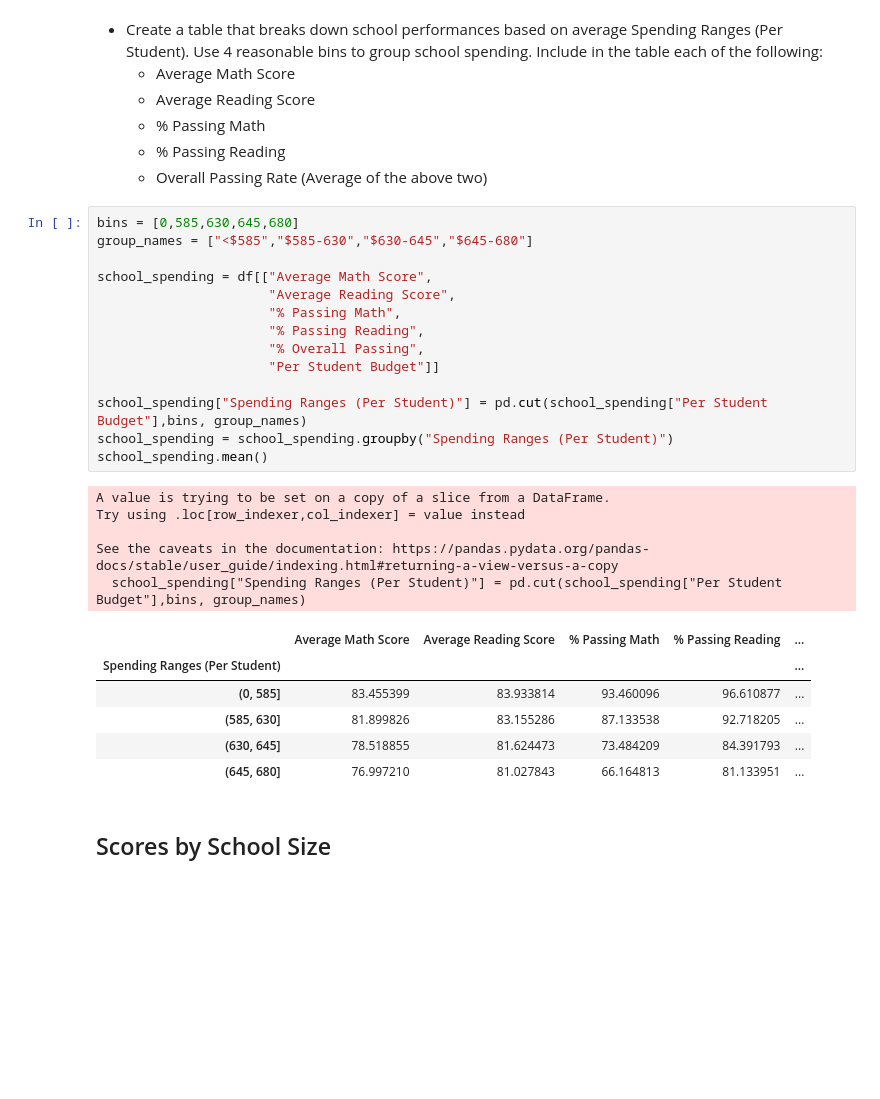
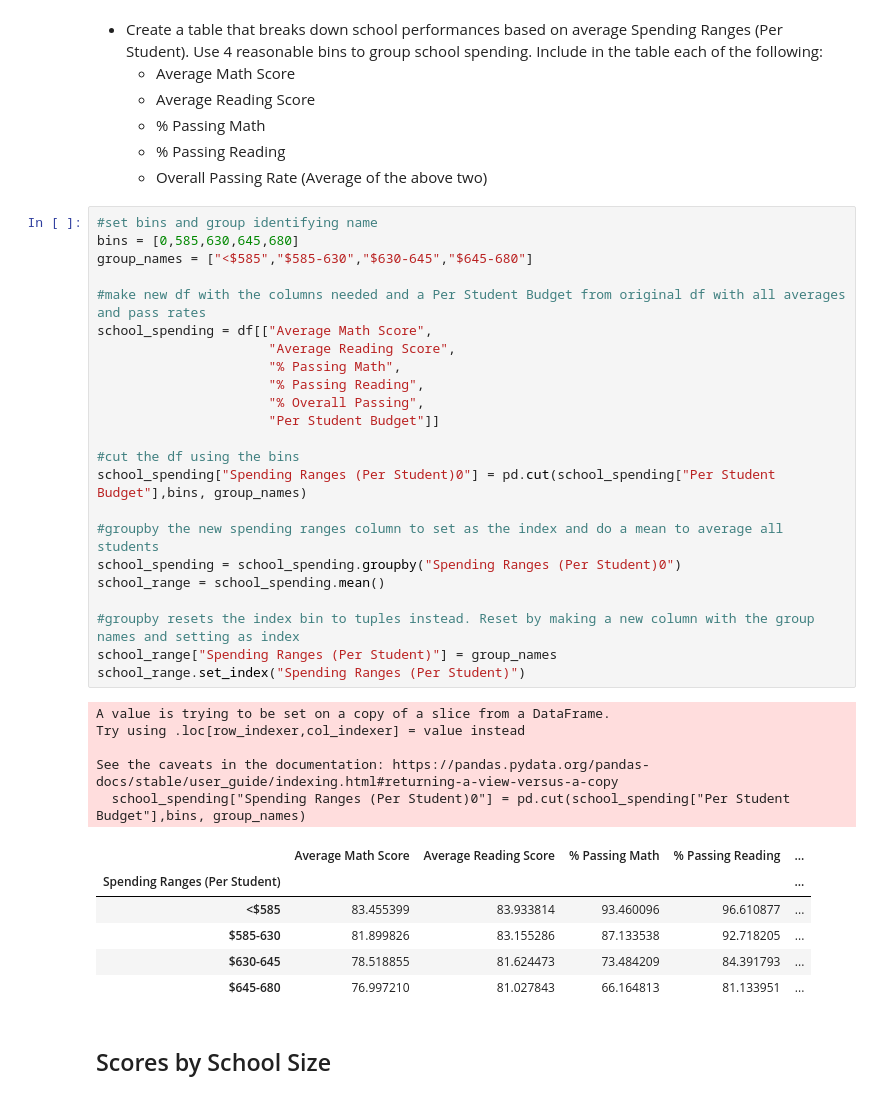
Before and after one commit to KaizaM/pandas-challenge, a Jupyter notebook: PyCitySchools/PyCitySchools_starter.ipynb, the cells around one changed output. Drawn from its saved outputs; the diff is of its cells as text; blank space fills up the shorter version.

```diff
--- a/PyCitySchools/PyCitySchools_starter.ipynb
+++ b/PyCitySchools/PyCitySchools_starter.ipynb
@@ -308,31 +309,40 @@ dfr
   * % Passing Reading
   * Overall Passing Rate (Average of the above two)
 # %%
+#set bins and group identifying name
 bins = [0,585,630,645,680]
 group_names = ["<$585","$585-630","$630-645","$645-680"]
 
+#make new df with the columns needed and a Per Student Budget from original df with all averages and pass rates
 school_spending = df[["Average Math Score",
                       "Average Reading Score",
                       "% Passing Math",
                       "% Passing Reading",
                       "% Overall Passing",
                       "Per Student Budget"]]
 
-school_spending["Spending Ranges (Per Student)"] = pd.cut(school_spending["Per Student Budget"],bins, group_names)
-school_spending = school_spending.groupby("Spending Ranges (Per Student)")
-school_spending.mean()
+#cut the df using the bins
+school_spending["Spending Ranges (Per Student)0"] = pd.cut(school_spending["Per Student Budget"],bins, group_names)
+
+#groupby the new spending ranges column to set as the index and do a mean to average all students
+school_spending = school_spending.groupby("Spending Ranges (Per Student)0")
+school_range = school_spending.mean()
+
+#groupby resets the index bin to tuples instead. Reset by making a new column with the group names and setting as index
+school_range["Spending Ranges (Per Student)"] = group_names
+school_range.set_index("Spending Ranges (Per Student)")
 # %% [output]
 A value is trying to be set on a copy of a slice from a DataFrame.
 Try using .loc[row_indexer,col_indexer] = value instead
 
 See the caveats in the documentation: https://pandas.pydata.org/pandas-docs/stable/user_guide/indexing.html#returning-a-view-versus-a-copy
-  school_spending["Spending Ranges (Per Student)"] = pd.cut(school_spending["Per Student Budget"],bins, group_names)
+  school_spending["Spending Ranges (Per Student)0"] = pd.cut(school_spending["Per Student Budget"],bins, group_names)
 |  | Average Math Score | Average Reading Score | % Passing Math | % Passing Reading | ... |
 | Spending Ranges (Per Student) |  |  |  |  | ... |
-| (0, 585] | 83.455399 | 83.933814 | 93.460096 | 96.610877 | ... |
-| (585, 630] | 81.899826 | 83.155286 | 87.133538 | 92.718205 | ... |
-| (630, 645] | 78.518855 | 81.624473 | 73.484209 | 84.391793 | ... |
-| (645, 680] | 76.997210 | 81.027843 | 66.164813 | 81.133951 | ... |
+| <$585 | 83.455399 | 83.933814 | 93.460096 | 96.610877 | ... |
+| $585-630 | 81.899826 | 83.155286 | 87.133538 | 92.718205 | ... |
+| $630-645 | 78.518855 | 81.624473 | 73.484209 | 84.391793 | ... |
+| $645-680 | 76.997210 | 81.027843 | 66.164813 | 81.133951 | ... |
 # %% [markdown]
 ## Scores by School Size
 # %% [markdown]
```
Also changed, not shown: parts of 5 cells of this notebook.
